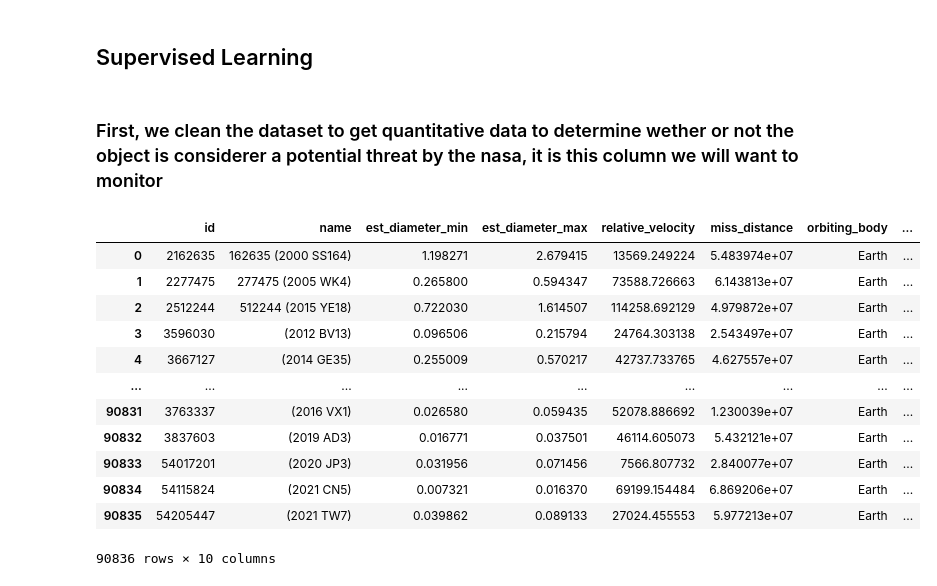
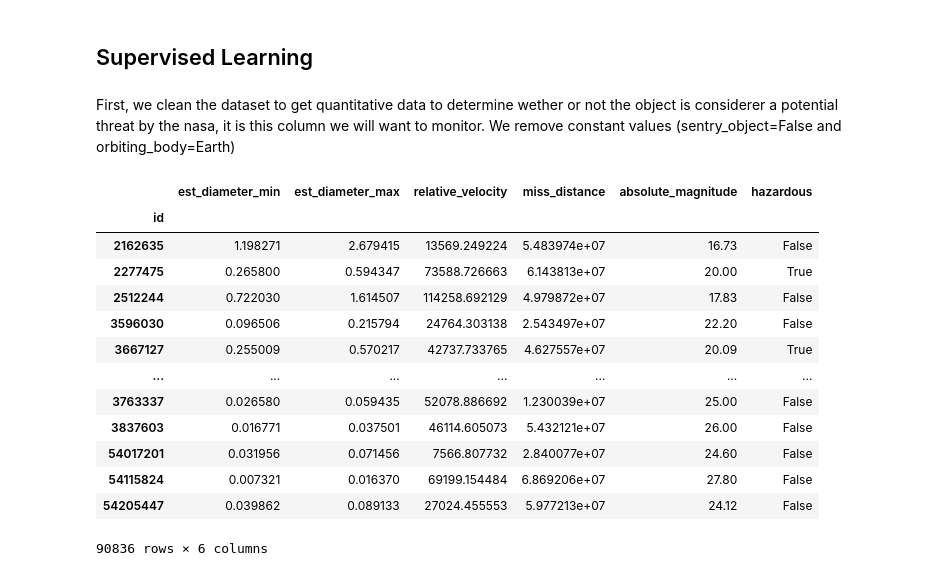
Before and after one commit to Sefray/ptml_project, a Jupyter notebook: nasa-ptml.ipynb, the cells around one changed output. Cells and saved outputs as stored; diff of their text form; code cells hidden in the pictures.

```diff
--- a/nasa-ptml.ipynb
+++ b/nasa-ptml.ipynb
@@ -193,20 +193,23 @@ def show3D_data(df, x, y, z, only_anomalies=False):
 # %% [markdown]
 ## Supervised Learning
 # %% [markdown]
-### First, we clean the dataset to get quantitative data to determine wether or not the object is considerer a potential threat by the nasa, it is this column we will want to monitor
+First, we clean the dataset to get quantitative data to determine wether or not the object is considerer a potential threat by the nasa, it is this column we will want to monitor. We remove constant values (sentry_object=False and orbiting_body=Earth)
 # %%
-df
+df_ml = df.drop(["name", "orbiting_body", "sentry_object"], axis=1)
+df_ml = df_ml.set_index("id")
+df_ml
 # %% [output]
-|  | id | name | est_diameter_min | est_diameter_max | relative_velocity | miss_distance | orbiting_body | ... |
-| 0 | 2162635 | 162635 (2000 SS164) | 1.198271 | 2.679415 | 13569.249224 | 5.483974e+07 | Earth | ... |
-| 1 | 2277475 | 277475 (2005 WK4) | 0.265800 | 0.594347 | 73588.726663 | 6.143813e+07 | Earth | ... |
-| 2 | 2512244 | 512244 (2015 YE18) | 0.722030 | 1.614507 | 114258.692129 | 4.979872e+07 | Earth | ... |
-| 3 | 3596030 | (2012 BV13) | 0.096506 | 0.215794 | 24764.303138 | 2.543497e+07 | Earth | ... |
-| 4 | 3667127 | (2014 GE35) | 0.255009 | 0.570217 | 42737.733765 | 4.627557e+07 | Earth | ... |
-| ... | ... | ... | ... | ... | ... | ... | ... | ... |
-| 90831 | 3763337 | (2016 VX1) | 0.026580 | 0.059435 | 52078.886692 | 1.230039e+07 | Earth | ... |
-| 90832 | 3837603 | (2019 AD3) | 0.016771 | 0.037501 | 46114.605073 | 5.432121e+07 | Earth | ... |
-| 90833 | 54017201 | (2020 JP3) | 0.031956 | 0.071456 | 7566.807732 | 2.840077e+07 | Earth | ... |
-| 90834 | 54115824 | (2021 CN5) | 0.007321 | 0.016370 | 69199.154484 | 6.869206e+07 | Earth | ... |
-| 90835 | 54205447 | (2021 TW7) | 0.039862 | 0.089133 | 27024.455553 | 5.977213e+07 | Earth | ... |
+|  | est_diameter_min | est_diameter_max | relative_velocity | miss_distance | absolute_magnitude | hazardous |
+| id |  |  |  |  |  |  |
+| 2162635 | 1.198271 | 2.679415 | 13569.249224 | 5.483974e+07 | 16.73 | False |
+| 2277475 | 0.265800 | 0.594347 | 73588.726663 | 6.143813e+07 | 20.00 | True |
+| 2512244 | 0.722030 | 1.614507 | 114258.692129 | 4.979872e+07 | 17.83 | False |
+| 3596030 | 0.096506 | 0.215794 | 24764.303138 | 2.543497e+07 | 22.20 | False |
+| 3667127 | 0.255009 | 0.570217 | 42737.733765 | 4.627557e+07 | 20.09 | True |
+| ... | ... | ... | ... | ... | ... | ... |
+| 3763337 | 0.026580 | 0.059435 | 52078.886692 | 1.230039e+07 | 25.00 | False |
+| 3837603 | 0.016771 | 0.037501 | 46114.605073 | 5.432121e+07 | 26.00 | False |
+| 54017201 | 0.031956 | 0.071456 | 7566.807732 | 2.840077e+07 | 24.60 | False |
+| 54115824 | 0.007321 | 0.016370 | 69199.154484 | 6.869206e+07 | 27.80 | False |
+| 54205447 | 0.039862 | 0.089133 | 27024.455553 | 5.977213e+07 | 24.12 | False |
-90836 rows × 10 columns
+90836 rows × 6 columns
```
Also changed, not shown: parts of 12 cells of this notebook.
